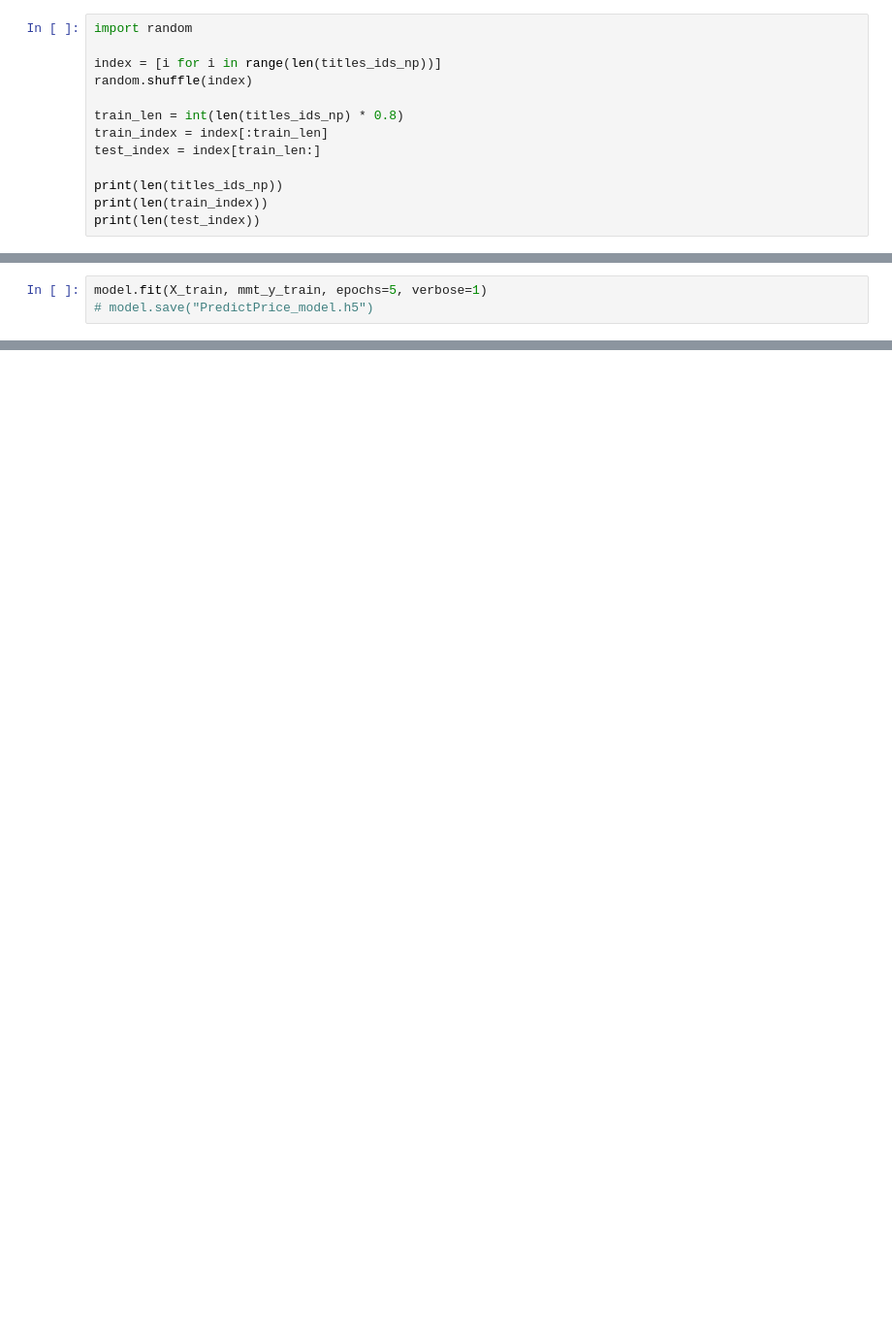
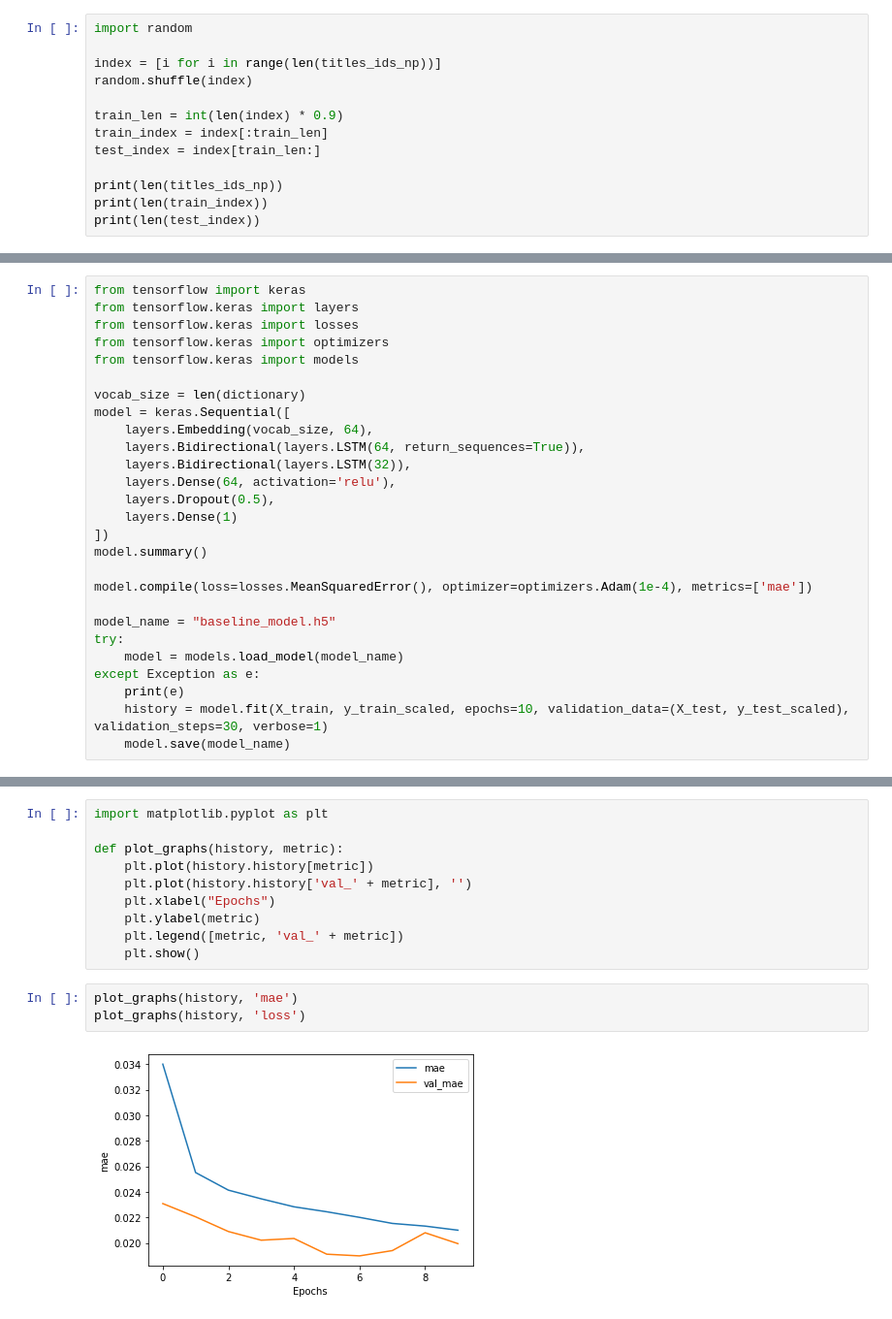
Before and after one commit to DEU-Volt/AI, a Jupyter notebook: RNN/PredictPrice.ipynb, the cells around one changed output, grey strips where cells are left out. Shown: that part at 97% size. Drawn from its saved outputs; the diff is of its cells as text; blank space fills up the shorter version.

Commit message:
RNN Model

```diff
--- a/RNN/PredictPrice.ipynb
+++ b/RNN/PredictPrice.ipynb
@@ -100,7 +103,7 @@ import random
 index = [i for i in range(len(titles_ids_np))]
 random.shuffle(index)
 
-train_len = int(len(titles_ids_np) * 0.8)
+train_len = int(len(index) * 0.9)
 train_index = index[:train_len]
 test_index = index[train_len:]
 
@@ -198,3 +155,0 @@ _________________________________________________________________
-# %%
-model.fit(X_train, mmt_y_train, epochs=5, verbose=1)
-# model.save("PredictPrice_model.h5")
@@ -244,0 +156,27 @@ Epoch 5/5
+# %%
+from tensorflow import keras
+from tensorflow.keras import layers
+from tensorflow.keras import losses
+from tensorflow.keras import optimizers
+from tensorflow.keras import models
+
+vocab_size = len(dictionary)
+model = keras.Sequential([
+    layers.Embedding(vocab_size, 64),
+    layers.Bidirectional(layers.LSTM(64, return_sequences=True)),
+    layers.Bidirectional(layers.LSTM(32)),
+    layers.Dense(64, activation='relu'),
+    layers.Dropout(0.5),
+    layers.Dense(1)
+])
+model.summary()
+
+model.compile(loss=losses.MeanSquaredError(), optimizer=optimizers.Adam(1e-4), metrics=['mae'])
+
+model_name = "baseline_model.h5"
+try:
+    model = models.load_model(model_name)
+except Exception as e:
+    print(e)
+    history = model.fit(X_train, y_train_scaled, epochs=10, validation_data=(X_test, y_test_scaled), validation_steps=30, verbose=1)
+    model.save(model_name)
@@ -244,0 +201,15 @@ Epoch 5/5
+# %%
+import matplotlib.pyplot as plt
+
+def plot_graphs(history, metric):
+    plt.plot(history.history[metric])
+    plt.plot(history.history['val_' + metric], '')
+    plt.xlabel("Epochs")
+    plt.ylabel(metric)
+    plt.legend([metric, 'val_' + metric])
+    plt.show()
+# %%
+plot_graphs(history, 'mae')
+plot_graphs(history, 'loss')
+# %% [output]
+[figure, added]
```
Also changed, not shown: parts of 19 cells of this notebook, 14 other files.
